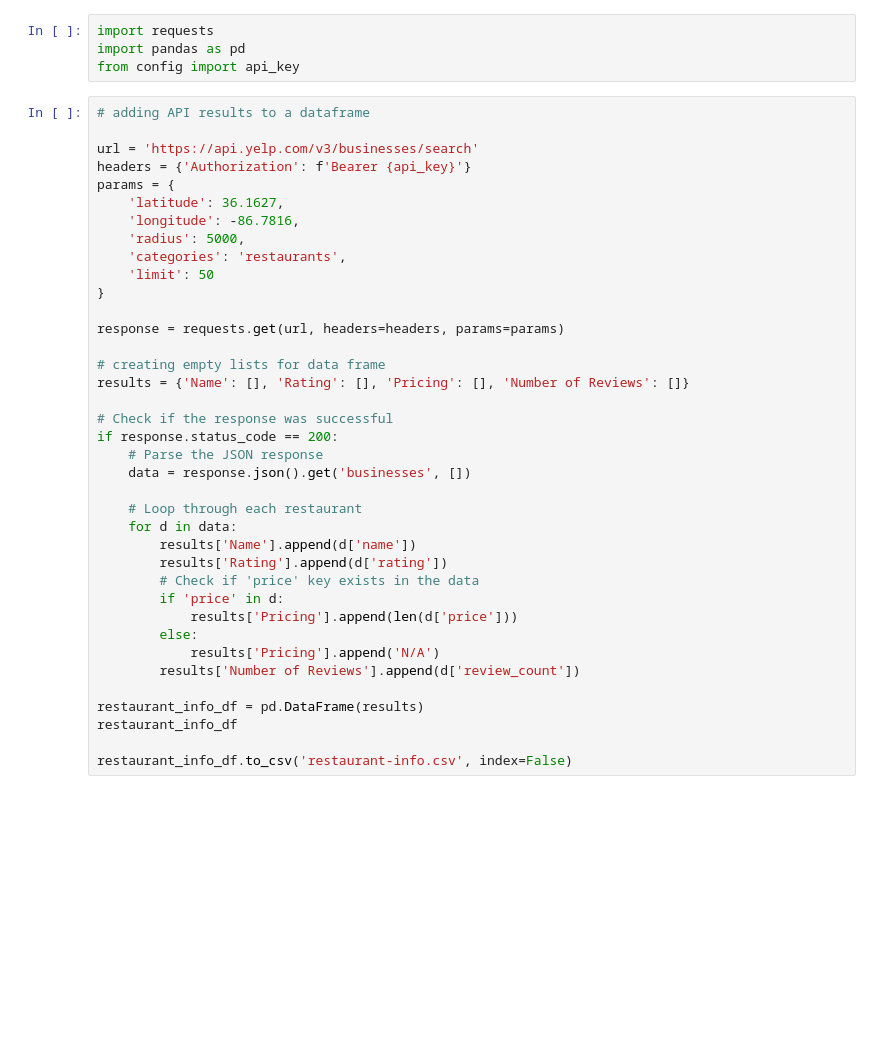
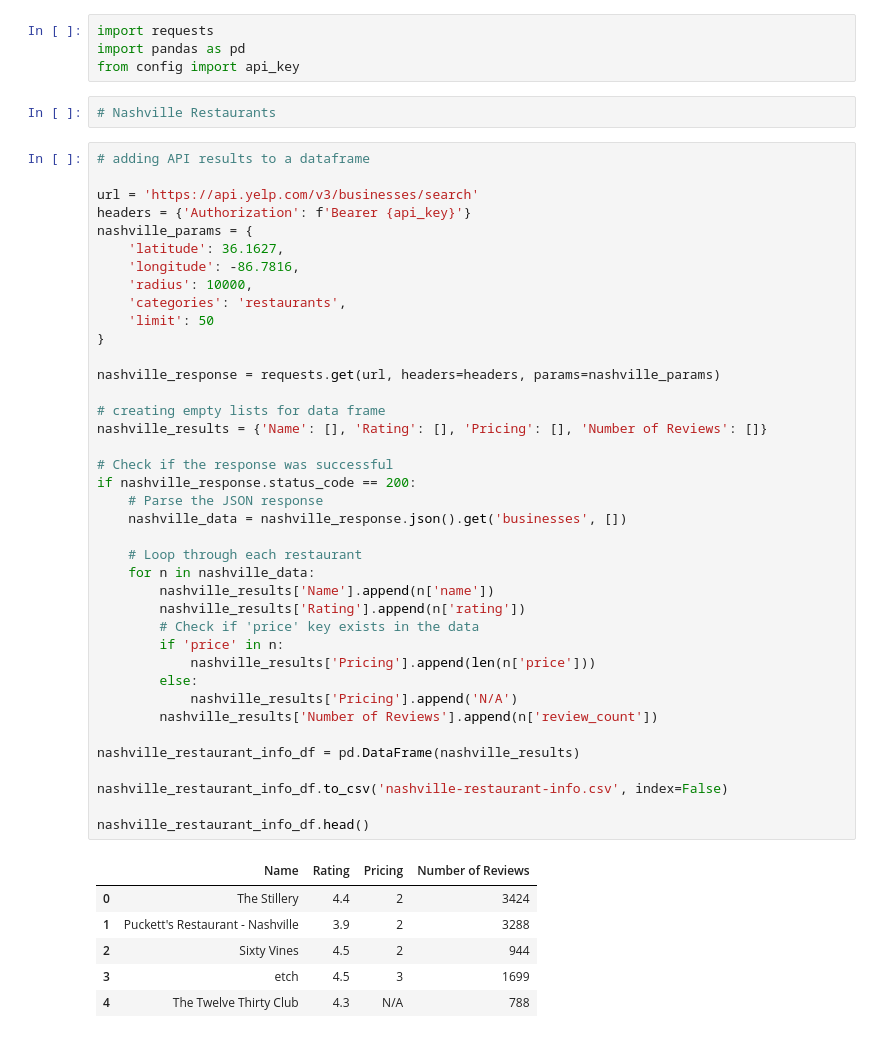
Before and after one commit to caelwillis/group-3-proj-3, a Jupyter notebook: yelp_api.ipynb, the cells around one changed output. Cells and saved outputs as stored; diff of their text form; blank space fills up the shorter version.

```diff
--- a/yelp_api.ipynb
+++ b/yelp_api.ipynb
@@ -2,43 +2,53 @@
 import requests
 import pandas as pd
 from config import api_key
+# %%
+# Nashville Restaurants
 # %%
 # adding API results to a dataframe
 
 url = 'https://api.yelp.com/v3/businesses/search'
 headers = {'Authorization': f'Bearer {api_key}'}
-params = {
+nashville_params = {
     'latitude': 36.1627,
     'longitude': -86.7816,
-    'radius': 5000,
+    'radius': 10000,
     'categories': 'restaurants',
     'limit': 50
 }
 
-response = requests.get(url, headers=headers, params=params)
+nashville_response = requests.get(url, headers=headers, params=nashville_params)
 
 # creating empty lists for data frame
-results = {'Name': [], 'Rating': [], 'Pricing': [], 'Number of Reviews': []}
+nashville_results = {'Name': [], 'Rating': [], 'Pricing': [], 'Number of Reviews': []}
 
 # Check if the response was successful
-if response.status_code == 200:
+if nashville_response.status_code == 200:
     # Parse the JSON response
-    data = response.json().get('businesses', [])
+    nashville_data = nashville_response.json().get('businesses', [])
 
     # Loop through each restaurant
-    for d in data:
-        results['Name'].append(d['name'])
-        results['Rating'].append(d['rating'])
+    for n in nashville_data:
+        nashville_results['Name'].append(n['name'])
+        nashville_results['Rating'].append(n['rating'])
         # Check if 'price' key exists in the data
-        if 'price' in d:
-            results['Pricing'].append(len(d['price']))
+        if 'price' in n:
+            nashville_results['Pricing'].append(len(n['price']))
         else:
-            results['Pricing'].append('N/A')
-        results['Number of Reviews'].append(d['review_count'])
+            nashville_results['Pricing'].append('N/A')
+        nashville_results['Number of Reviews'].append(n['review_count'])
 
-restaurant_info_df = pd.DataFrame(results)
-restaurant_info_df
+nashville_restaurant_info_df = pd.DataFrame(nashville_results)
 
-restaurant_info_df.to_csv('restaurant-info.csv', index=False)
+nashville_restaurant_info_df.to_csv('nashville-restaurant-info.csv', index=False)
+
+nashville_restaurant_info_df.head()
+# %% [output]
+|  | Name | Rating | Pricing | Number of Reviews |
+| 0 | The Stillery | 4.4 | 2 | 3424 |
+| 1 | Puckett's Restaurant - Nashville | 3.9 | 2 | 3288 |
+| 2 | Sixty Vines | 4.5 | 2 | 944 |
+| 3 | etch | 4.5 | 3 | 1699 |
+| 4 | The Twelve Thirty Club | 4.3 | N/A | 788 |
 # %%
 # creating dataframe of restaurant categories
```
Also changed, not shown: parts of 6 cells of this notebook, 6 other files.
